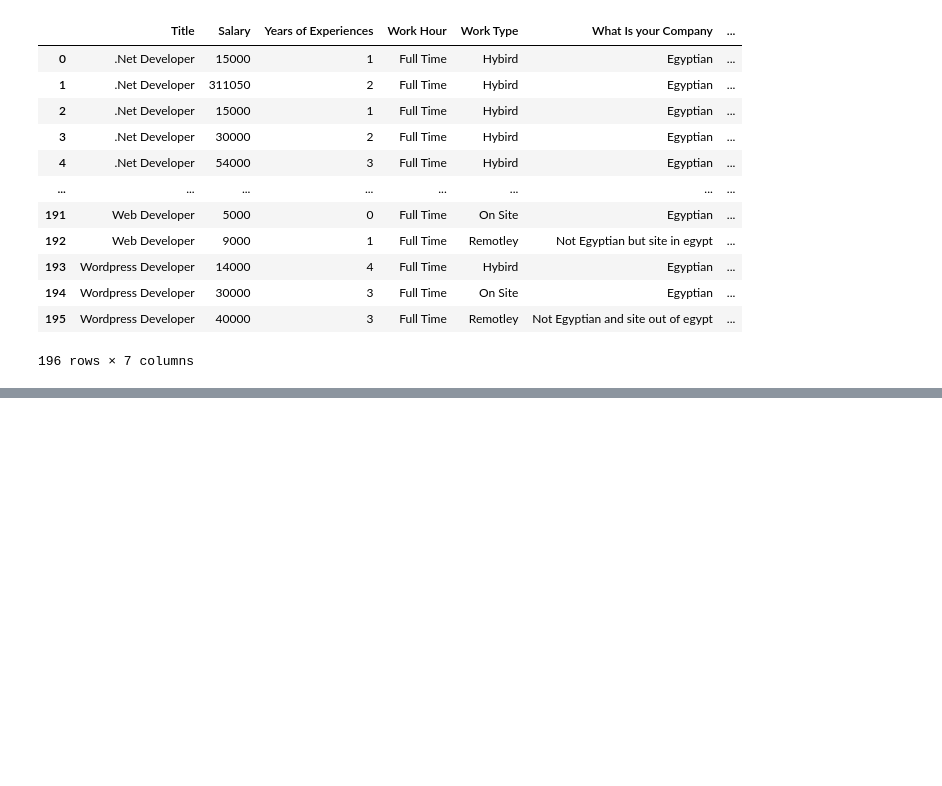
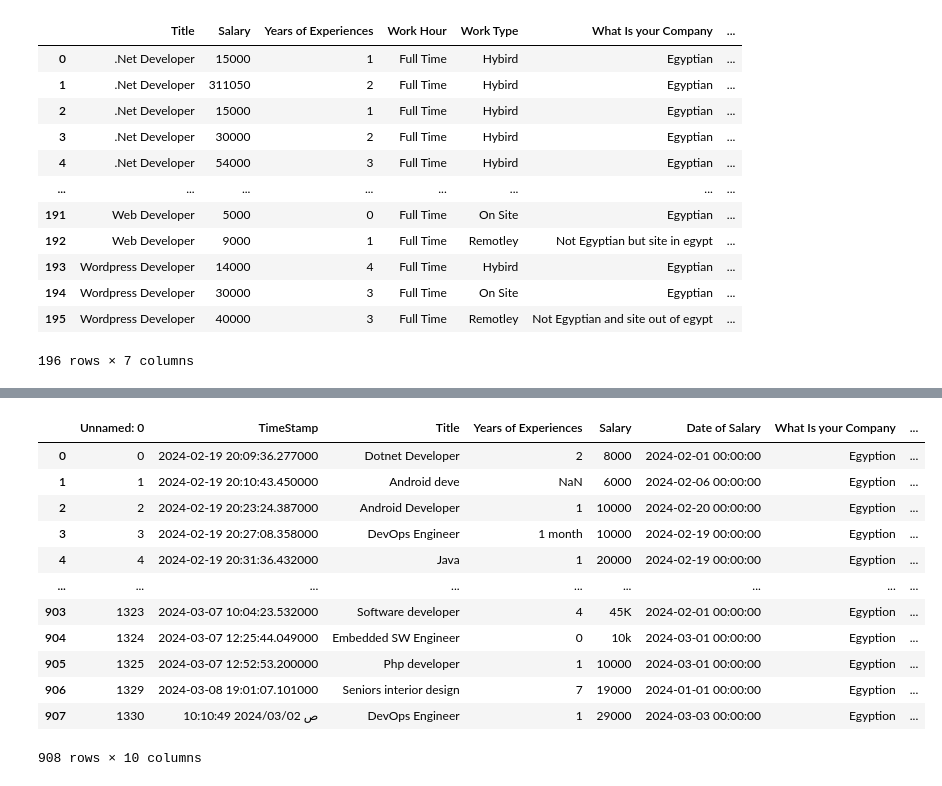
Before and after one commit to asmaa505/Egypt-ProgramingField-Analysis, a Jupyter notebook: Dataset/dataframe.ipynb, the cells around one changed output, grey strips where cells are left out. Cells and saved outputs as stored; diff of their text form; code cells hidden in the pictures; blank space fills up the shorter version.

```diff
--- a/Dataset/dataframe.ipynb
+++ b/Dataset/dataframe.ipynb
@@ -19,0 +38,17 @@ df
+# %%
+df2 = pd.read_csv('wuzzuf_jobs.csv')
+df2
+# %% [output]
+|  | Unnamed: 0 | TimeStamp | Title | Years of Experiences | Salary | Date of Salary | What Is your Company | ... |
+| 0 | 0 | 2024-02-19 20:09:36.277000 | Dotnet Developer | 2 | 8000 | 2024-02-01 00:00:00 | Egyption | ... |
+| 1 | 1 | 2024-02-19 20:10:43.450000 | Android deve | NaN | 6000 | 2024-02-06 00:00:00 | Egyption | ... |
+| 2 | 2 | 2024-02-19 20:23:24.387000 | Android Developer | 1 | 10000 | 2024-02-20 00:00:00 | Egyption | ... |
+| 3 | 3 | 2024-02-19 20:27:08.358000 | DevOps Engineer | 1 month | 10000 | 2024-02-19 00:00:00 | Egyption | ... |
+| 4 | 4 | 2024-02-19 20:31:36.432000 | Java | 1 | 20000 | 2024-02-19 00:00:00 | Egyption | ... |
+| ... | ... | ... | ... | ... | ... | ... | ... | ... |
+| 903 | 1323 | 2024-03-07 10:04:23.532000 | Software developer | 4 | 45K | 2024-02-01 00:00:00 | Egyption | ... |
+| 904 | 1324 | 2024-03-07 12:25:44.049000 | Embedded SW Engineer | 0 | 10k | 2024-03-01 00:00:00 | Egyption | ... |
+| 905 | 1325 | 2024-03-07 12:52:53.200000 | Php developer | 1 | 10000 | 2024-03-01 00:00:00 | Egyption | ... |
+| 906 | 1329 | 2024-03-08 19:01:07.101000 | Seniors interior design | 7 | 19000 | 2024-01-01 00:00:00 | Egyption | ... |
+| 907 | 1330 | 10:10:49 ص 2024/03/02 | DevOps Engineer | 1 | 29000 | 2024-03-03 00:00:00 | Egyption | ... |
+908 rows × 10 columns
```
Also changed, not shown: parts of 30 cells of this notebook, 4 other files.
